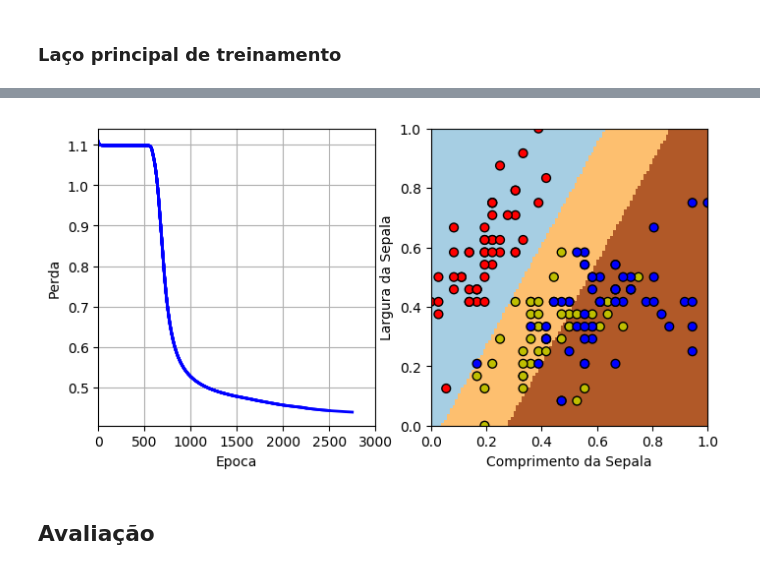
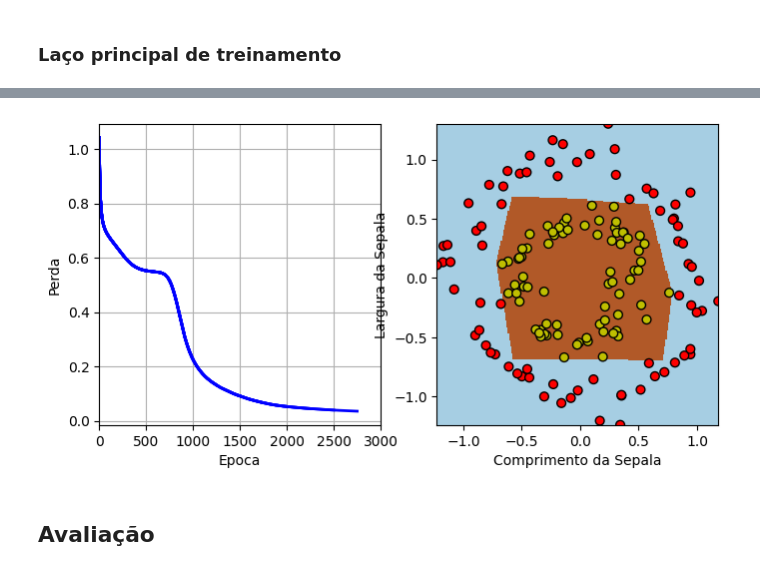
Before and after one commit to robertoalotufo/rnap, a Jupyter notebook: PyTorch/Iris-dataset-2-ou-mais-camadas-fronteira-dinamica.ipynb, the cells around one changed output, grey strips where cells are left out. Cells and saved outputs as stored; diff of their text form; code cells hidden in the pictures.

```diff
--- a/PyTorch/Iris-dataset-2-ou-mais-camadas-fronteira-dinamica.ipynb
+++ b/PyTorch/Iris-dataset-2-ou-mais-camadas-fronteira-dinamica.ipynb
@@ -28,7 +30,7 @@ import torch.nn as nn
 # %%
 n_samples = 150
 options = ['iris', 'moon', 'circles', 'blobs']
-option = options[0]
+option = options[2]
 if option is 'iris':
     iris = datasets.load_iris()
     X = iris.data[:,:2]  # comprimento das sépalas e pétalas, indices 0 e 2
@@ -153,7 +156,7 @@ criterion = nn.CrossEntropyLoss()
 # %% [markdown]
 ### Laço principal de treinamento
 # %%
-batch_size = 150
+batch_size = 10
 nb_epoch = 3000
 
 #Definindo o plotter
@@ -182,4 +185,4 @@ Final loss: 0.4356561303138733
-[figure, old version]
+[figure, new version]
 # %% [markdown]
 ## Avaliação
 # %% [markdown]
```
Also changed, not shown: parts of 7 cells of this notebook.
